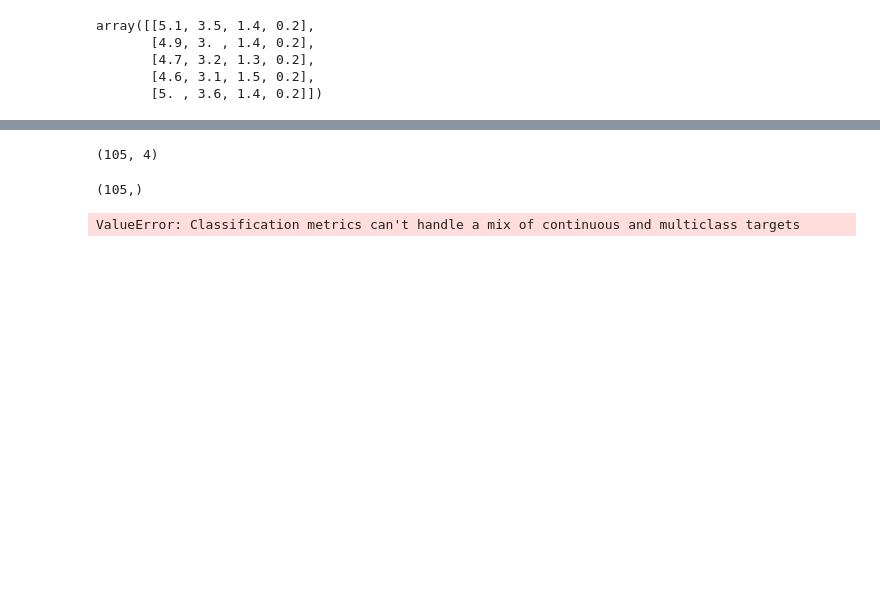
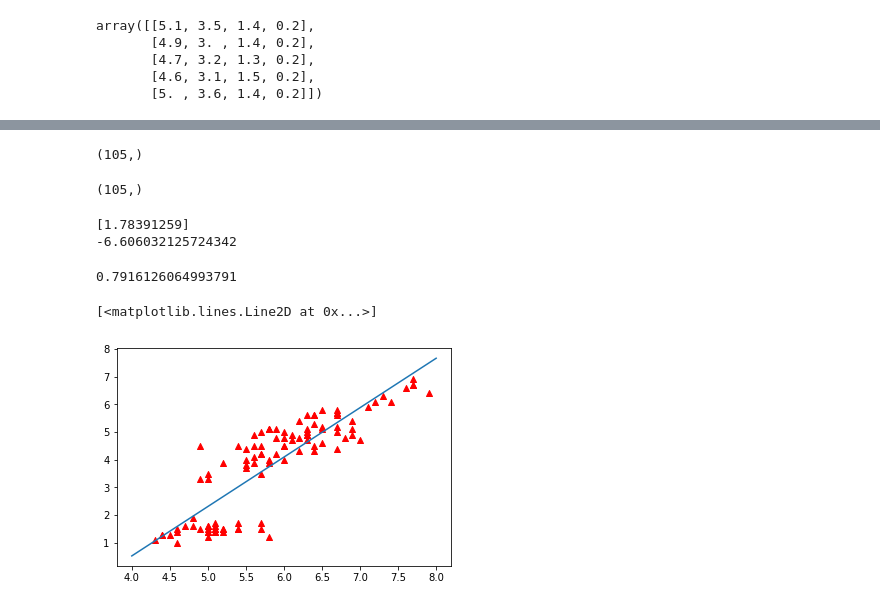
Before and after one commit to Cceugene/Cceugene, a Jupyter notebook: LinearRegression_Iris.ipynb, the cells around one changed output, grey strips where cells are left out. Saved outputs shown, nothing was run; the diff lists cells and outputs as text; code cells hidden in the pictures; blank space fills up the shorter version.

```diff
--- a/LinearRegression_Iris.ipynb
+++ b/LinearRegression_Iris.ipynb
@@ -35,14 +67,35 @@ array([0, 0, 0, 0, 0, 0, 0, 0, 0, 0, 0, 0, 0, 0, 0, 0, 0, 0, 0, 0, 0, 0,
+# %%
+x = data[:, 0]
+y = data[:, 2]
+print(x[:5])
+y
 # %%
-x_train, x_test, y_train, y_test = train_test_split(data, y, test_size=.3)
+x_train, x_test, y_train, y_test = train_test_split(x, y, test_size=.3)
 print(x_train.shape)
 y_train.shape
 # %% [output]
-(105, 4)
+(105,)
 (105,)
 # %%
 model = LinearRegression()
-model.fit(x_train, y_train)
-y_predict = model.predict(x_test)
-score = accuracy_score(y_predict.reshape(-1, 1), y_test.reshape(-1, 1))
+model.fit(x_train.reshape(-1, 1), y_train)
+y_predict = model.predict(x_test.reshape(-1, 1))
+score = model.score(x_test.reshape(-1, 1), y_test)
-# %% [output]
-ValueError: Classification metrics can't handle a mix of continuous and multiclass targets
+# %%
+w = model.coef_
+print(w)
+print(model.intercept_)
+# %% [output]
+[1.78391259]
+-6.606032125724342
+# %%
+score
+# %% [output]
+0.7916126064993791
+# %%
+plt.scatter(x_train, y_train, marker='^', c='r')
+XX=np.linspace(4, 8, 3)
+plt.plot(XX, w*XX+model.intercept_)
+# %% [output]
+[<matplotlib.lines.Line2D at 0x...>]
+[figure, added]
```
Also changed, not shown: parts of 14 cells of this notebook, 1 other file.
